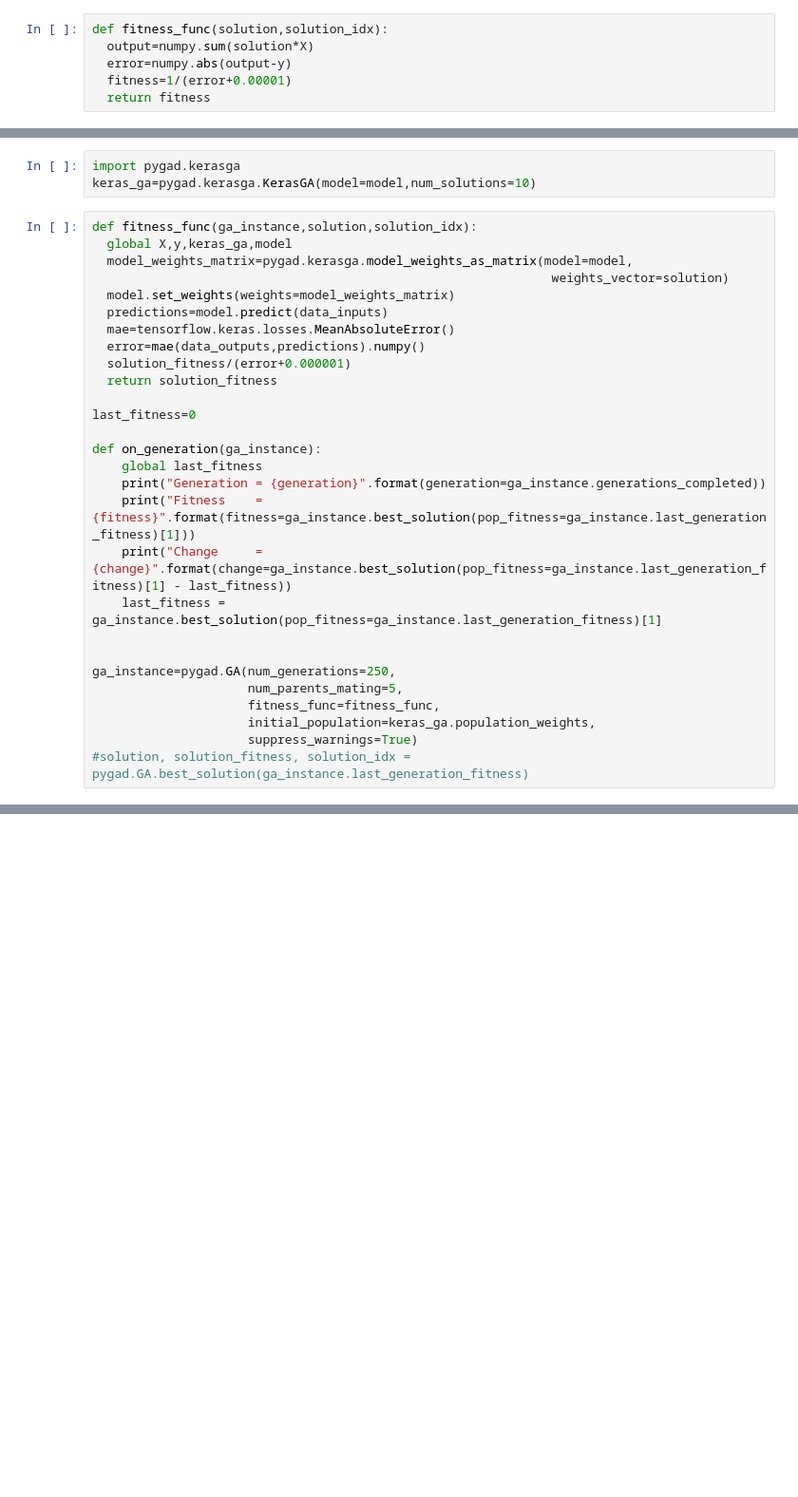
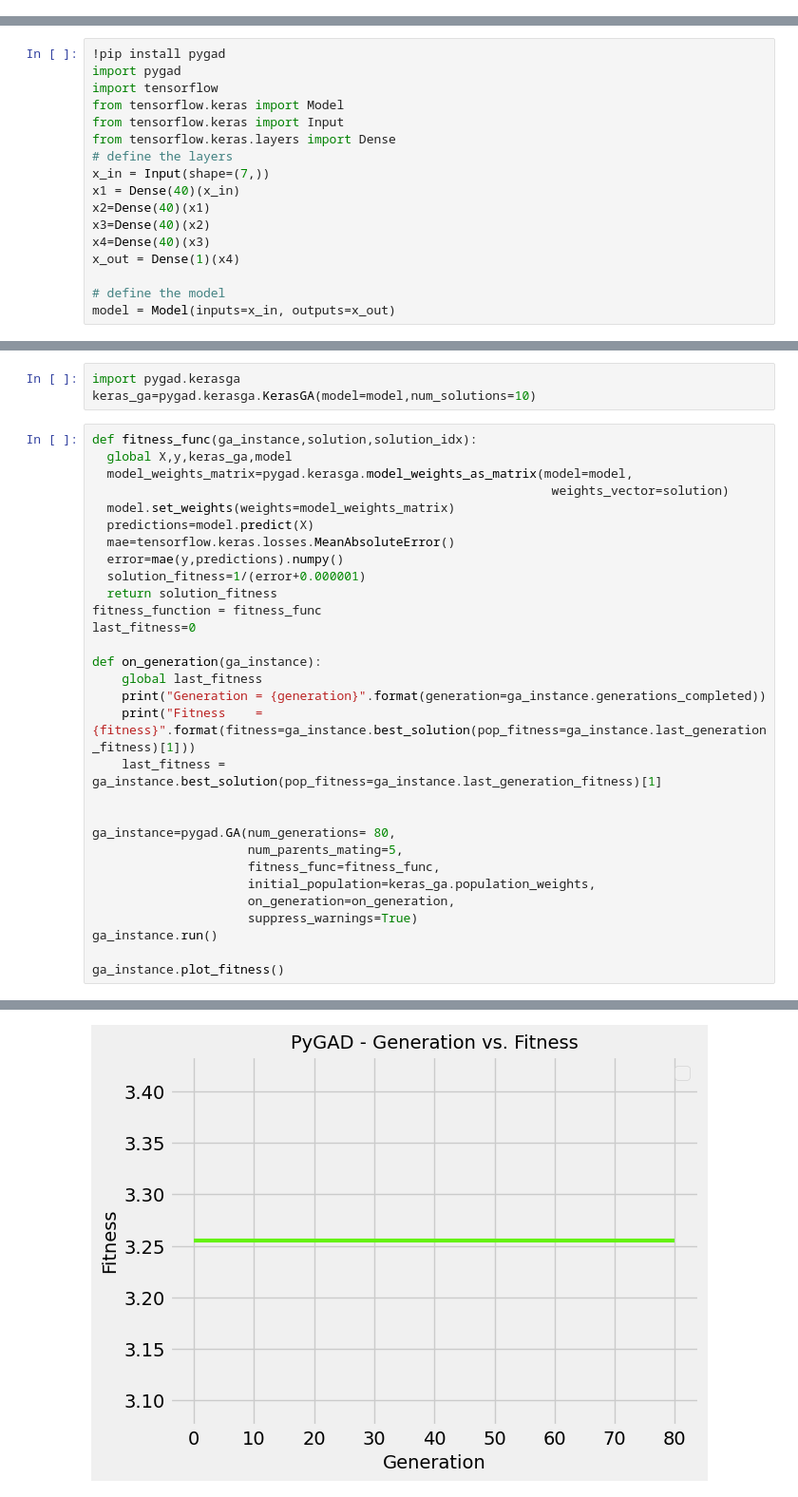
Before and after one commit to sabamontazeri/machine-learning-course, a Jupyter notebook: Abbaszade_final.ipynb, the cells around one changed output, grey strips where cells are left out. Shown at 95% size. Saved outputs shown, nothing was run; the diff lists cells and outputs as text; blank space fills up the shorter version.

```diff
--- a/Abbaszade_final.ipynb
+++ b/Abbaszade_final.ipynb
@@ -231,9 +231,3 @@ print(gs.best_params_)
 # %% [output]
 {'activation_1': 'tanh', 'n_hidden': 4, 'n_neurons': 40}
 {'activation_1': 'tanh', 'n_hidden': 4, 'n_neurons': 40}
-# %%
-def fitness_func(solution,solution_idx):
-  output=numpy.sum(solution*X)
-  error=numpy.abs(output-y)
-  fitness=1/(error+0.00001)
-  return fitness
@@ -246,0 +234,17 @@ model.add(tensorflow.keras.layers.Dense(1))
+# %%
+!pip install pygad
+import pygad
+import tensorflow
+from tensorflow.keras import Model
+from tensorflow.keras import Input
+from tensorflow.keras.layers import Dense
+# define the layers
+x_in = Input(shape=(7,))
+x1 = Dense(40)(x_in)
+x2=Dense(40)(x1)
+x3=Dense(40)(x2)
+x4=Dense(40)(x3)
+x_out = Dense(1)(x4)
+
+# define the model
+model = Model(inputs=x_in, outputs=x_out)
@@ -253,25 +271,28 @@ def fitness_func(ga_instance,solution,solution_idx):
   model_weights_matrix=pygad.kerasga.model_weights_as_matrix(model=model,
                                                               weights_vector=solution)
   model.set_weights(weights=model_weights_matrix)
-  predictions=model.predict(data_inputs)
+  predictions=model.predict(X)
   mae=tensorflow.keras.losses.MeanAbsoluteError()
-  error=mae(data_outputs,predictions).numpy()
-  solution_fitness/(error+0.000001)
+  error=mae(y,predictions).numpy()
+  solution_fitness=1/(error+0.000001)
   return solution_fitness
-
+fitness_function = fitness_func
 last_fitness=0
 
 def on_generation(ga_instance):
     global last_fitness
     print("Generation = {generation}".format(generation=ga_instance.generations_completed))
     print("Fitness    = {fitness}".format(fitness=ga_instance.best_solution(pop_fitness=ga_instance.last_generation_fitness)[1]))
-    print("Change     = {change}".format(change=ga_instance.best_solution(pop_fitness=ga_instance.last_generation_fitness)[1] - last_fitness))
     last_fitness = ga_instance.best_solution(pop_fitness=ga_instance.last_generation_fitness)[1]
 
 
-ga_instance=pygad.GA(num_generations=250,
+ga_instance=pygad.GA(num_generations= 80,
                      num_parents_mating=5,
                      fitness_func=fitness_func,
                      initial_population=keras_ga.population_weights,
+                     on_generation=on_generation,
                      suppress_warnings=True)
-#solution, solution_fitness, solution_idx = pygad.GA.best_solution(ga_instance.last_generation_fitness)
+ga_instance.run()
+
+ga_instance.plot_fitness()
+# %% [output]
@@ -277,0 +319 @@ ga_instance=pygad.GA(num_generations=250,
+[figure, added]
```
Also changed, not shown: parts of 8 cells of this notebook.
